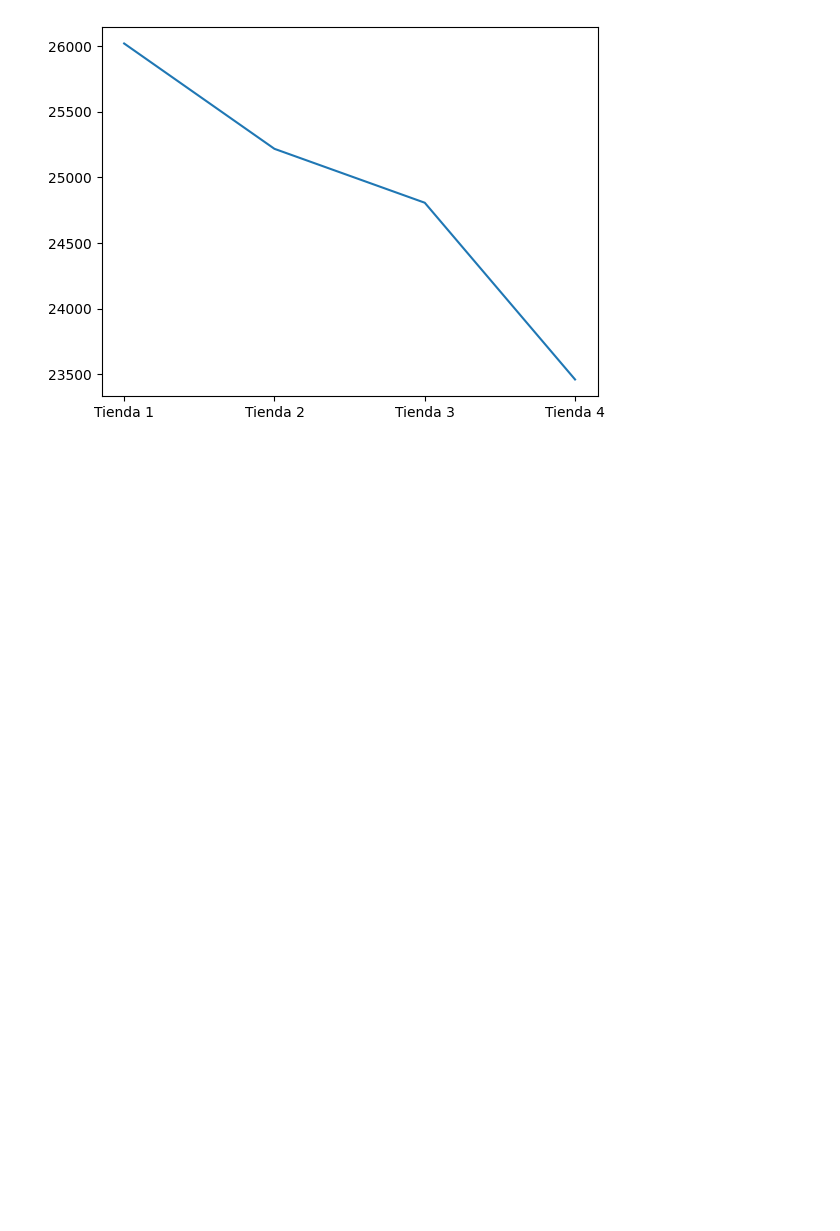
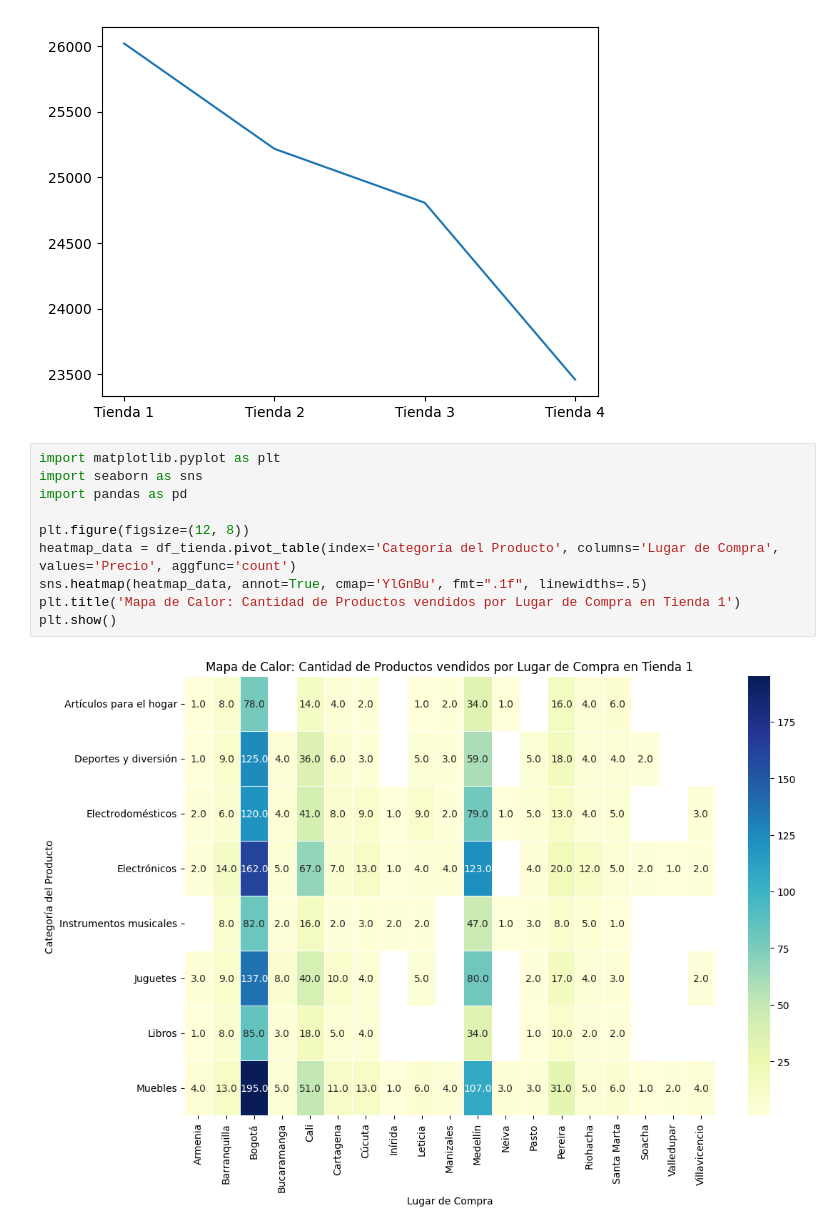
Before and after one commit to jalonzoh/Challenge-de-Modelado-de-datos, a Jupyter notebook: AluraStoreLatam.ipynb, the cells around one changed output. Cells and saved outputs as stored; diff of their text form; blank space fills up the shorter version.

```diff
--- a/AluraStoreLatam.ipynb
+++ b/AluraStoreLatam.ipynb
@@ -339,3 +337,15 @@ plt.close('all')
 3  Tienda 4  23459.457167
 [figure]
 [figure]
+# %%
+import matplotlib.pyplot as plt
+import seaborn as sns
+import pandas as pd
+
+plt.figure(figsize=(12, 8))
+heatmap_data = df_tienda.pivot_table(index='Categoría del Producto', columns='Lugar de Compra', values='Precio', aggfunc='count')
+sns.heatmap(heatmap_data, annot=True, cmap='YlGnBu', fmt=".1f", linewidths=.5)
+plt.title('Mapa de Calor: Cantidad de Productos vendidos por Lugar de Compra en Tienda 1')
+plt.show()
+# %% [output]
+[figure, added]
```
Also changed, not shown: parts of 2 cells of this notebook.
